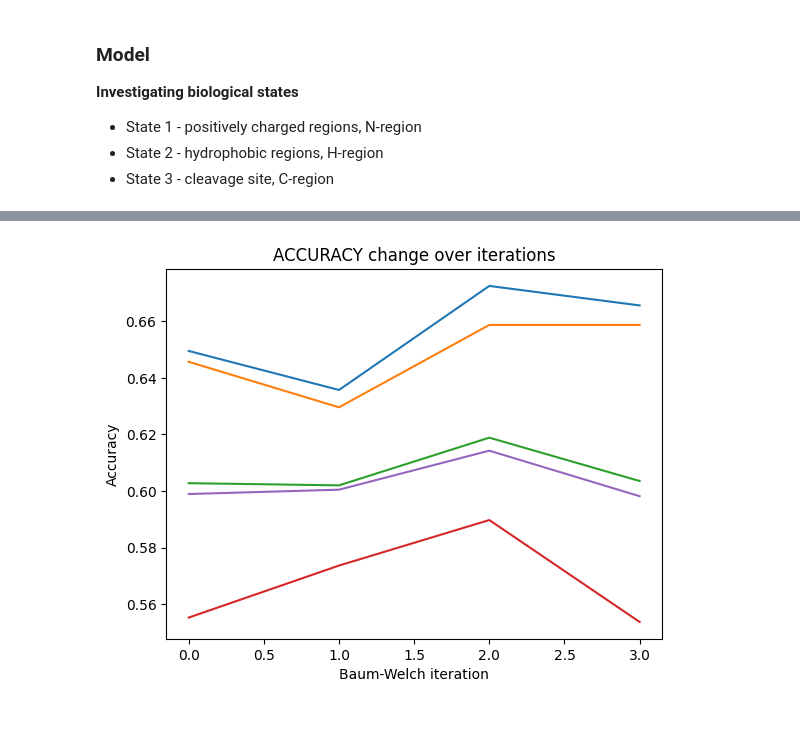
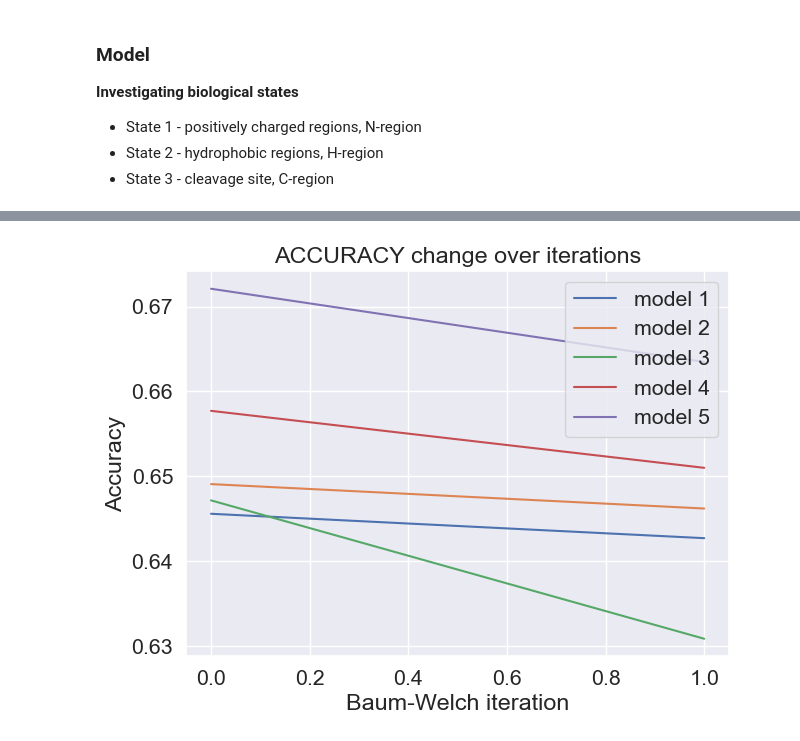
Before and after one commit to JoacAlexis/Algorithms-in-bioinformatics-group-2, a Jupyter notebook: code/joanna_main.ipynb, the cells around one changed output, grey strips where cells are left out. Saved outputs shown, nothing was run; the diff lists cells and outputs as text; code cells hidden in the pictures.

```diff
--- a/code/joanna_main.ipynb
+++ b/code/joanna_main.ipynb
@@ -520,10 +551,10 @@ def cross_validation(outer_data, n_iterations):
 
     # NOTE: to obtain 20/20/60 ratio of the original data, split has to be 0.25.
     # Split 40% into 20% test and 20% evaluate
-    kf = KFold(n_splits=4, shuffle=True, random_state=42)
+    kf = KFold(n_splits=5, shuffle=True, random_state=42)
 
     all_accuracies = []
-    all_llrs = []
+    all_mccs = []
     all_auc = []
 
     best_mito_models = []
@@ -550,7 +581,7 @@ def cross_validation(outer_data, n_iterations):
                               alphabet)
 
         best_mito_model, best_cyto_model = None, None
-        best_accuracy, best_mcc = 0, 0
+        best_accuracy, best_auc = 0, 0
         accuracies, mcc_scores, auc_scores  = [], [], []
         for iteration in range(n_iterations):
             # TRAIN
@@ -565,9 +596,9 @@ def cross_validation(outer_data, n_iterations):
             # EVALUATE
             accuracy, mcc_score, auc = evaluate_model(test_data, mito_model, cyto_model, alphabet, states)
             #accuracy, mcc_score, auc = evaluate_model_prop(test_data, mito_model, cyto_model, alphabet, states)
-            if mcc_score > best_mcc:
+            if auc > best_auc:
                 best_accuracy = accuracy
-                best_mcc = mcc_score
+                best_auc = auc
                 best_cyto_model = cyto_model
                 best_mito_model = mito_model
             accuracies.append(accuracy)
@@ -576,11 +607,12 @@ def cross_validation(outer_data, n_iterations):
 
         print(f"ACC {best_accuracy}, MCC {mcc_score}, AUC: {auc}")
         all_accuracies.append(accuracies)
+        all_mccs.append(mcc_scores)
         all_auc.append(auc_scores)
         best_mito_models.append(best_mito_model)
         best_cyto_models.append(best_cyto_model)
 
-    return all_accuracies, all_llrs, best_mito_models, best_cyto_models, all_auc
+    return all_accuracies, all_mccs, best_mito_models, best_cyto_models, all_auc
 
 
 
@@ -604,6 +636,9 @@ def ensemble(test_data, mito_models, cyto_models, alphabet, states):
         predicted.append(lbl)
         if lbl == y:
             correct += 1
+
+    plot_confusion_matrix(targets, predicted)
+
     return accuracy(targets, predicted), mcc(targets, predicted)
 
 def ensemble_prop(test_data, mito_models, cyto_models, alphabet, states):
@@ -649,5 +684,5 @@ outer_x_train, x_evaluate, outer_y_train, y_evaluate = train_test_split(X, y, te
 outer_data = np.stack((outer_x_train, outer_y_train), axis=1)
 test_data = np.stack((x_evaluate, y_evaluate), axis=1)
 
-all_accuracies, all_llrs, best_mito_models, best_cyto_models, all_auc = cross_validation(outer_data, n_iterations = 5)
+all_accuracies, all_mccs, best_mito_models, best_cyto_models, all_auc = cross_validation(outer_data, n_iterations = 2)
 # %% [output]
@@ -663,10 +700,13 @@ test_accuracy, test_mcc
 # %%
-mean_accuracy = np.mean(all_accuracies, axis=0)
+plt.figure(figsize=(7, 5))
 
-plt.plot(all_accuracies)
-plt.xlabel("Baum-Welch iteration")
-plt.ylabel("Accuracy")
-plt.title("ACCURACY change over iterations")
+for i in range(5):
+    plt.plot(all_accuracies[i], label=f"model {i+1}")
+    plt.xlabel("Baum-Welch iteration")
+    plt.ylabel("Accuracy")
+    plt.title("ACCURACY change over iterations")
+plt.legend()
+plt.savefig(os.path.join(DATA_DIR, "model_accuracies_graph.png"), bbox_inches='tight', transparent=True)
 plt.show()
 # %% [output]
-[figure, old version]
+[figure, new version]
```
Also changed, not shown: parts of 5 cells of this notebook.
